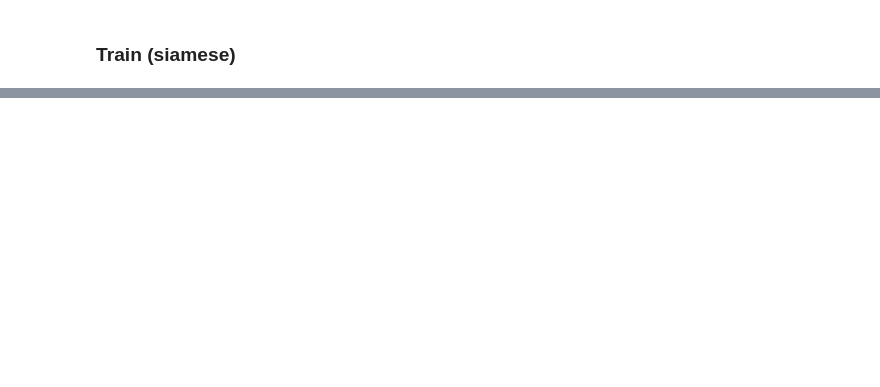
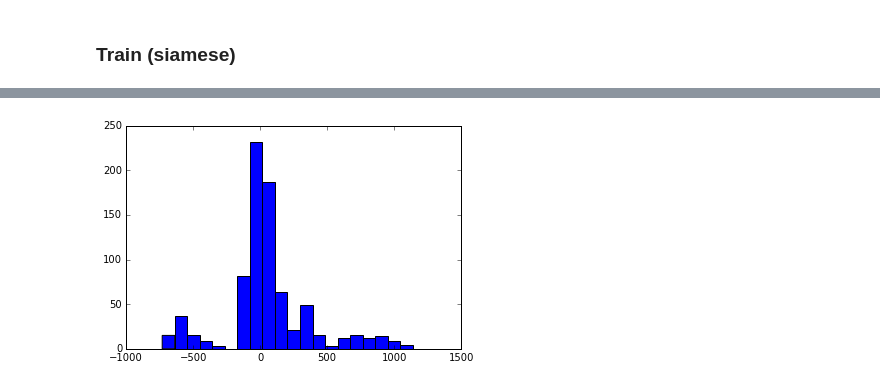
Before and after one commit to LCTPalmer/deep-utils, a Jupyter notebook: siamese_mnist.ipynb, the cells around one changed output, grey strips where cells are left out. Saved outputs shown, nothing was run; the diff lists cells and outputs as text; code cells hidden in the pictures; blank space fills up the shorter version.

```diff
--- a/siamese_mnist.ipynb
+++ b/siamese_mnist.ipynb
@@ -284,0 +484,4 @@ print full_output[-2][comp]
+# %%
+_ =plt.hist(out[-3][:,0], bins=20)
+# %% [output]
+[figure, added]
```
Also changed, not shown: parts of 19 cells of this notebook, 2 other files.
